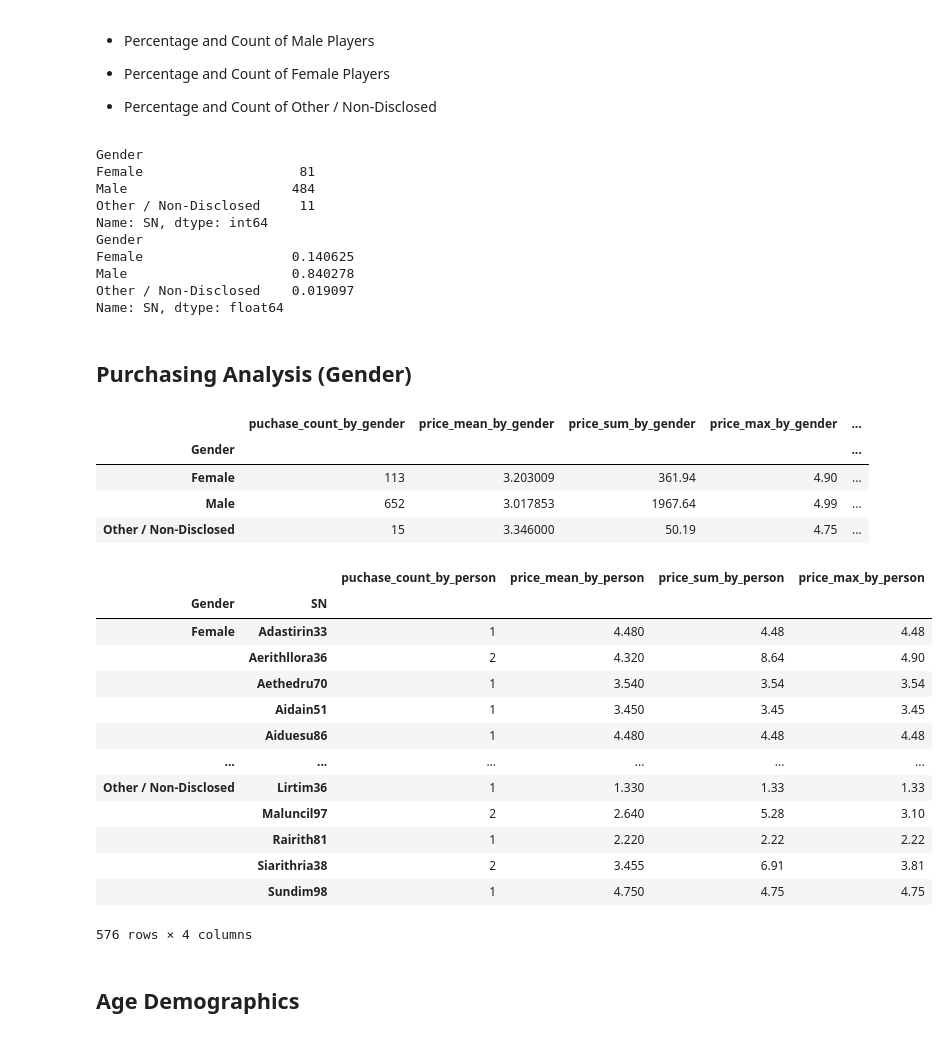
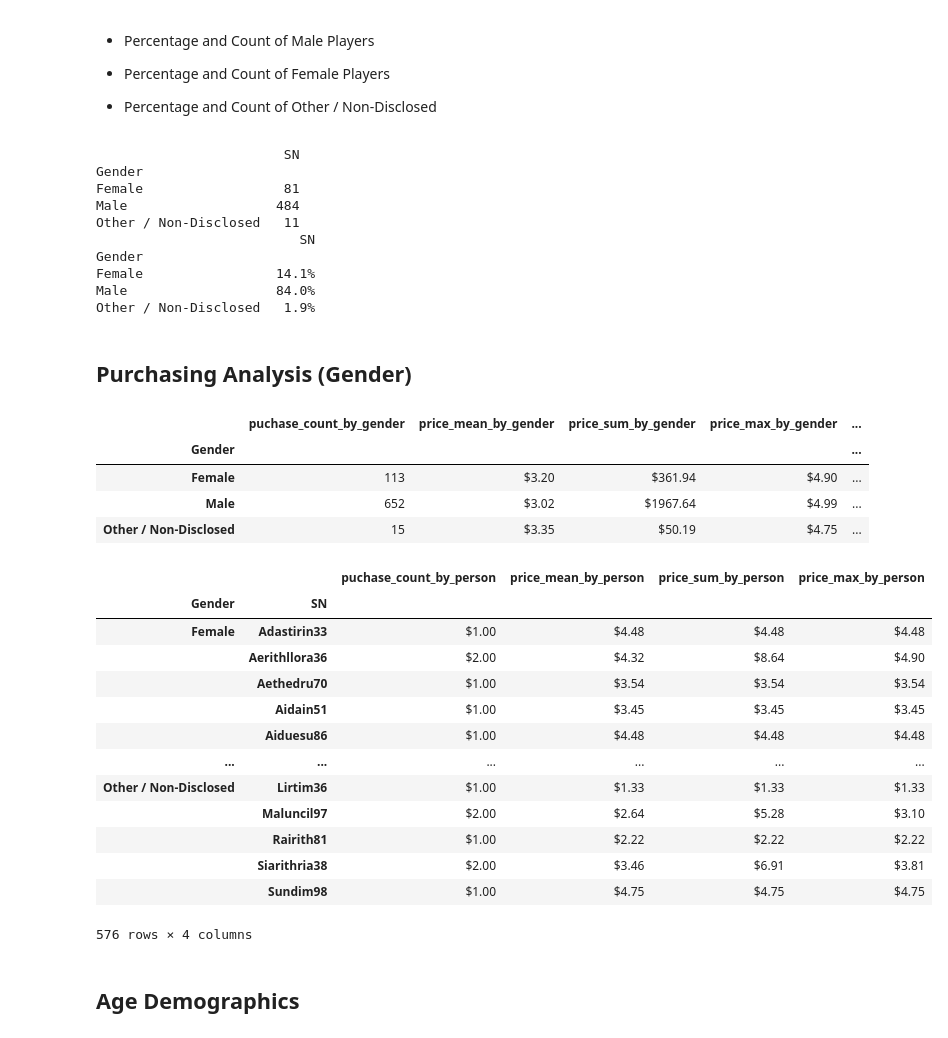
Before and after one commit to scottcm73/pandas_challenge, a Jupyter notebook: HeroesOfPymoli/HeroesOfPymoli_starter3.ipynb, the cells around one changed output. Cells and saved outputs as stored; diff of their text form; code cells hidden in the pictures.

Commit message:
Added heroes with fixed formatting

```diff
--- a/HeroesOfPymoli/HeroesOfPymoli_starter3.ipynb
+++ b/HeroesOfPymoli/HeroesOfPymoli_starter3.ipynb
@@ -80,21 +85,24 @@ summary_df
 
 * Percentage and Count of Other / Non-Disclosed
 # %%
-gender_count_series=purchase_df.groupby('Gender')['SN'].nunique()
-gender_percent_series=(purchase_df.groupby('Gender')['SN'].nunique())/total_num_players
+gender_count_series=purchase_df.groupby('Gender')['SN'].nunique().to_frame()
+gender_percent_series=((purchase_df.groupby('Gender')['SN'].nunique())/total_num_players *100).to_frame()
+
 print(gender_count_series)
+
+gender_percent_series=gender_percent_series.applymap("{0:.1f}%".format)
 print(gender_percent_series)
 # %% [output]
+                        SN
 Gender
-Female                    81
-Male                     484
-Other / Non-Disclosed     11
-Name: SN, dtype: int64
+Female                  81
+Male                   484
+Other / Non-Disclosed   11
+                          SN
 Gender
-Female                   0.140625
-Male                     0.840278
-Other / Non-Disclosed    0.019097
-Name: SN, dtype: float64
+Female                 14.1%
+Male                   84.0%
+Other / Non-Disclosed   1.9%
 # %% [markdown]
 
 ## Purchasing Analysis (Gender)
@@ -108,35 +116,41 @@ Name: SN, dtype: float64
 gender_df = purchase_df.groupby('Gender').agg({'Price': ['count', 'mean', 'sum', 'max']})
 gender_df.columns = ['puchase_count_by_gender', 'price_mean_by_gender', 'price_sum_by_gender', 'price_max_by_gender']
 gender_df['average_per_person_by_gender']=(gender_df['price_sum_by_gender'])/gender_df['puchase_count_by_gender']
+gender_df2=gender_df
 
+gender_df2[['price_mean_by_gender','price_sum_by_gender', 'price_max_by_gender', 'average_per_person_by_gender']]=gender_df[['price_mean_by_gender', 'price_sum_by_gender', 'price_max_by_gender', 'average_per_person_by_gender']].applymap("${0:.2f}".format)
 
-
-gender_df
+gender_df2
 # %% [output]
 |  | puchase_count_by_gender | price_mean_by_gender | price_sum_by_gender | price_max_by_gender | ... |
 | Gender |  |  |  |  | ... |
-| Female | 113 | 3.203009 | 361.94 | 4.90 | ... |
-| Male | 652 | 3.017853 | 1967.64 | 4.99 | ... |
-| Other / Non-Disclosed | 15 | 3.346000 | 50.19 | 4.75 | ... |
+| Female | 113 | $3.20 | $361.94 | $4.90 | ... |
+| Male | 652 | $3.02 | $1967.64 | $4.99 | ... |
+| Other / Non-Disclosed | 15 | $3.35 | $50.19 | $4.75 | ... |
 # %%
 player_df = purchase_df.groupby(['Gender', 'SN']).agg({'Price': ['count', 'mean', 'sum', 'max']})
 player_df.columns = ['puchase_count_by_person', 'price_mean_by_person', 'price_sum_by_person', 'price_max_by_person']
+player_df2=player_df
 
-player_df
+player_df2[['puchase_count_by_person', 'price_mean_by_person', 'price_sum_by_person', 'price_max_by_person']]=\
+            player_df[['puchase_count_by_person', 'price_mean_by_person', 'price_sum_by_person', 'price_max_by_person']]\
+            .applymap("${0:.2f}".format)
+
+player_df2
 # %% [output]
 |  |  | puchase_count_by_person | price_mean_by_person | price_sum_by_person | price_max_by_person |
 | Gender | SN |  |  |  |  |
-| Female | Adastirin33 | 1 | 4.480 | 4.48 | 4.48 |
-|  | Aerithllora36 | 2 | 4.320 | 8.64 | 4.90 |
-|  | Aethedru70 | 1 | 3.540 | 3.54 | 3.54 |
-|  | Aidain51 | 1 | 3.450 | 3.45 | 3.45 |
-|  | Aiduesu86 | 1 | 4.480 | 4.48 | 4.48 |
+| Female | Adastirin33 | $1.00 | $4.48 | $4.48 | $4.48 |
+|  | Aerithllora36 | $2.00 | $4.32 | $8.64 | $4.90 |
+|  | Aethedru70 | $1.00 | $3.54 | $3.54 | $3.54 |
+|  | Aidain51 | $1.00 | $3.45 | $3.45 | $3.45 |
+|  | Aiduesu86 | $1.00 | $4.48 | $4.48 | $4.48 |
 | ... | ... | ... | ... | ... | ... |
-| Other / Non-Disclosed | Lirtim36 | 1 | 1.330 | 1.33 | 1.33 |
-|  | Maluncil97 | 2 | 2.640 | 5.28 | 3.10 |
-|  | Rairith81 | 1 | 2.220 | 2.22 | 2.22 |
-|  | Siarithria38 | 2 | 3.455 | 6.91 | 3.81 |
-|  | Sundim98 | 1 | 4.750 | 4.75 | 4.75 |
+| Other / Non-Disclosed | Lirtim36 | $1.00 | $1.33 | $1.33 | $1.33 |
+|  | Maluncil97 | $2.00 | $2.64 | $5.28 | $3.10 |
+|  | Rairith81 | $1.00 | $2.22 | $2.22 | $2.22 |
+|  | Siarithria38 | $2.00 | $3.46 | $6.91 | $3.81 |
+|  | Sundim98 | $1.00 | $4.75 | $4.75 | $4.75 |
 576 rows × 4 columns
 # %% [markdown]
 ## Age Demographics
```
Also changed, not shown: parts of 6 cells of this notebook.
